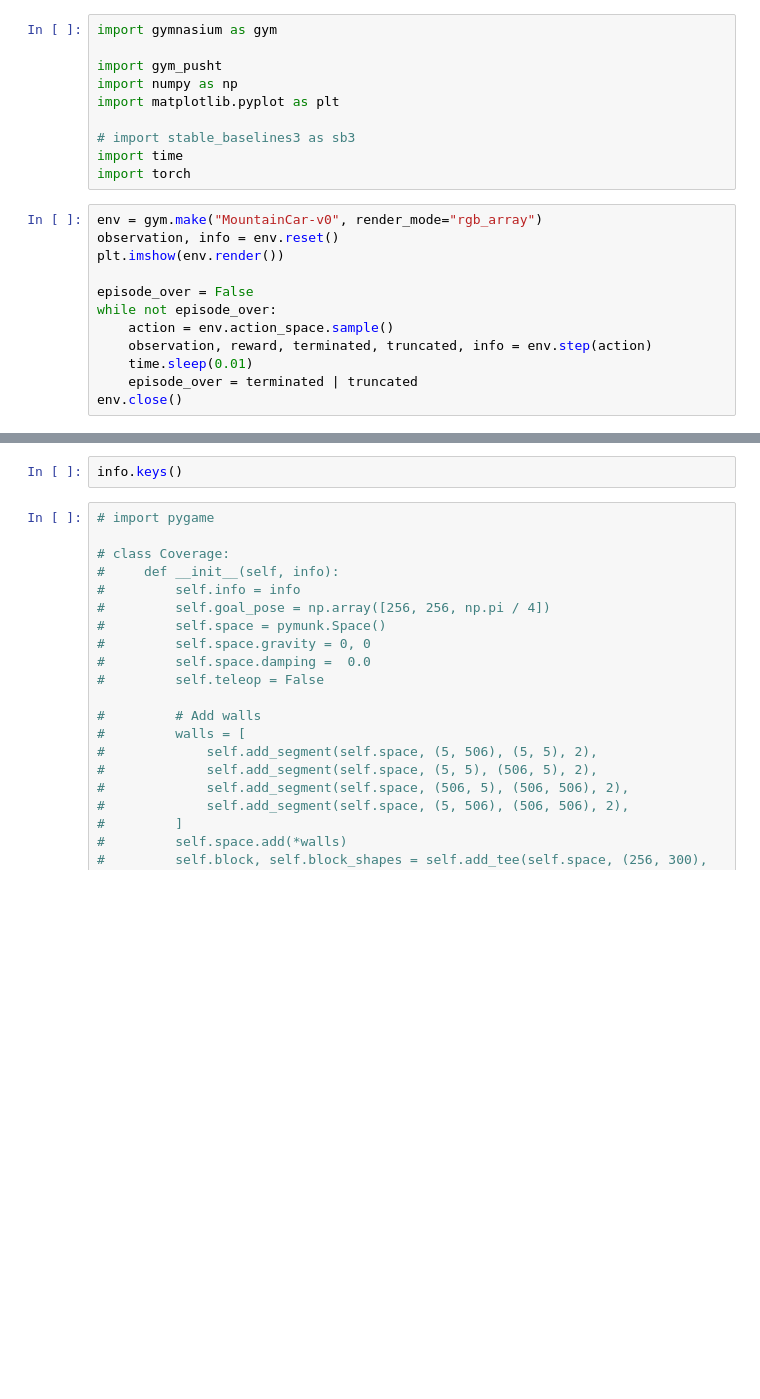
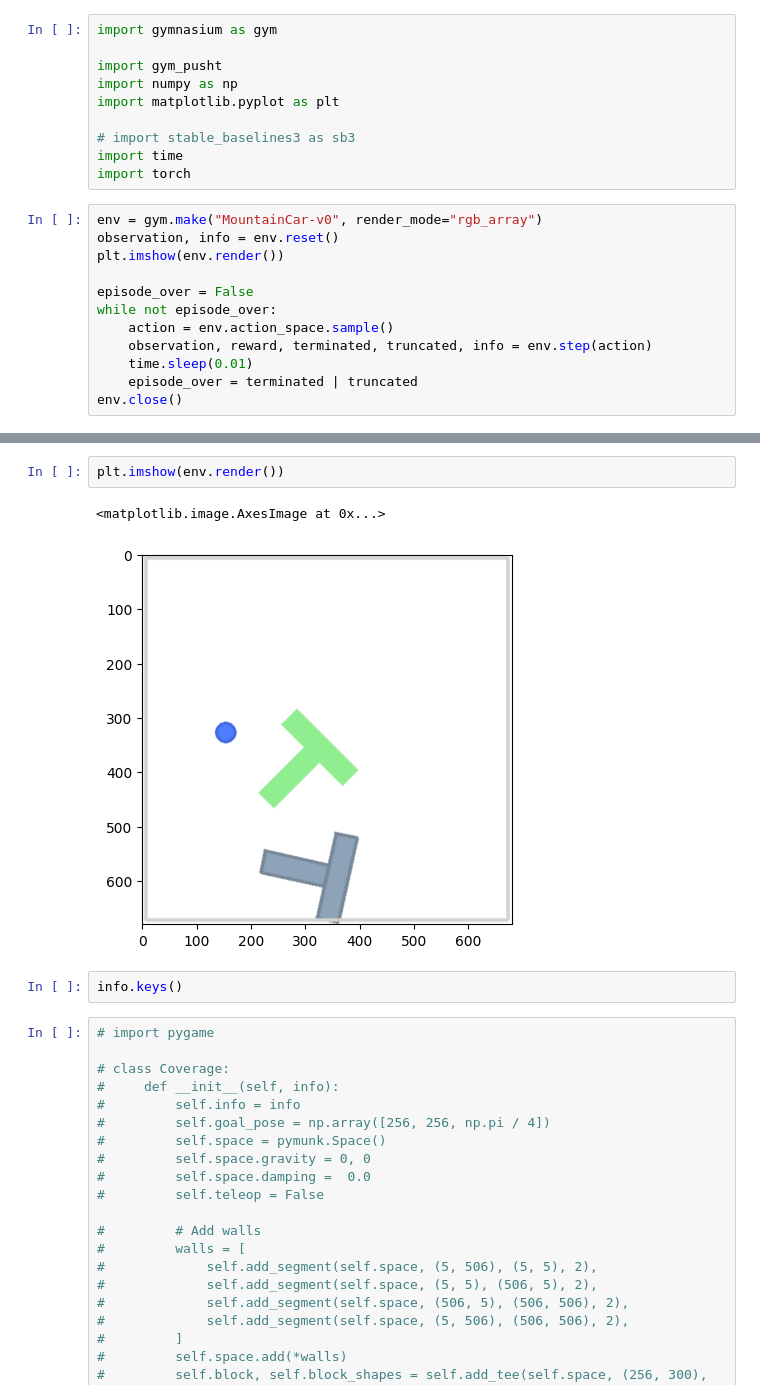
Before and after one commit to HalvardBariller/gcdp, a Jupyter notebook: notebooks/v0.ipynb, the cells around one changed output, grey strips where cells are left out. Drawn from its saved outputs; the diff is of its cells as text; blank space fills up the shorter version.

```diff
--- a/notebooks/v0.ipynb
+++ b/notebooks/v0.ipynb
@@ -40,3 +50,8 @@ ax.plot(230 / 512 * 680, 280 / 512 * 680, "ro")
+# %%
+plt.imshow(env.render())
+# %% [output]
+<matplotlib.image.AxesImage at 0x...>
+[figure, added]
 # %%
 info.keys()
 # %%
```
Also changed, not shown: parts of 6 cells of this notebook, 7 other files.
